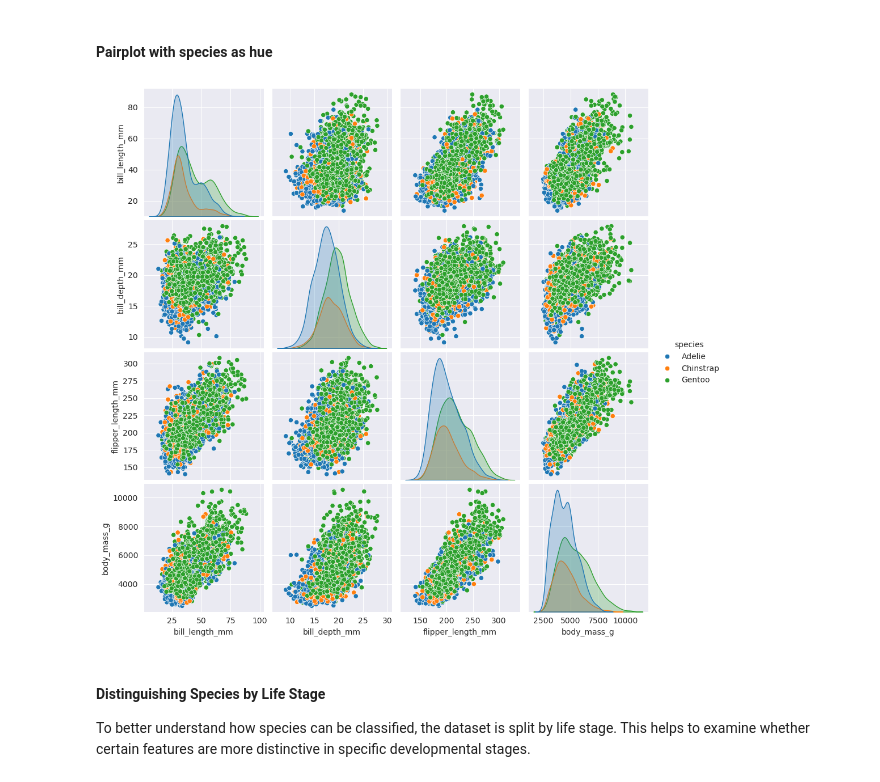
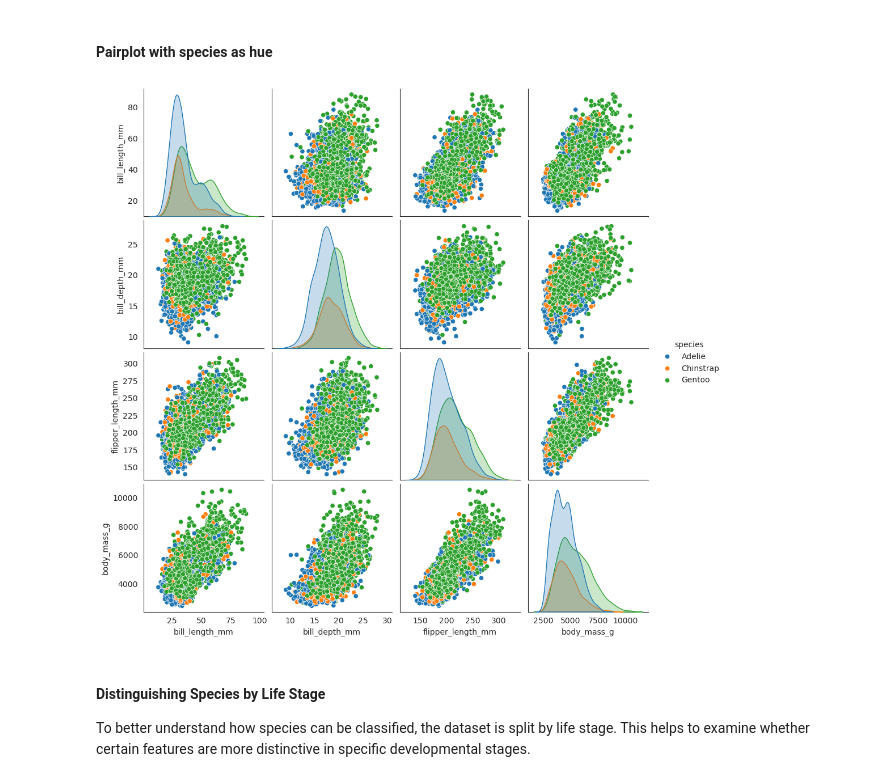
Before and after one commit to mai00fti/managing_biodata, a Jupyter notebook: lecture_06_task_01_SP.ipynb, the cells around one changed output. Cells and saved outputs as stored; diff of their text form; code cells hidden in the pictures.

```diff
--- a/lecture_06_task_01_SP.ipynb
+++ b/lecture_06_task_01_SP.ipynb
@@ -93,6 +93,7 @@ features_numeric
 for col in features_numeric:
     plt.figure(figsize=(6, 4))
     sns.boxplot(x="species", y=col, data=penguin_data)
+    sns.set_style("white")
     plt.title(f"{col.replace("_", " ").title().removesuffix(" Mm").removesuffix(" G")} by species")
     plt.tight_layout()
     plt.xlabel("")
@@ -110,6 +111,7 @@ for col in features_numeric:
     plt.figure(figsize=(6, 4))
     sns.histplot(penguin_data[col], kde=True)
     hue="species"
+    sns.set_style("white")
     plt.title(f"Distribution of {col.replace("_", " ").title().removesuffix(" Mm").removesuffix(" G")}")
     plt.xlabel(col)
     plt.ylabel("Count")
@@ -123,9 +125,10 @@ for col in features_numeric:
 #### Pairplot with species as hue
 # %%
 sns.pairplot(penguin_data[features_numeric + ["species"]], hue="species")
+sns.set_style("white")
 plt.show()
 # %% [output]
-[figure, old version]
+[figure, new version]
 # %% [markdown]
 #### Distinguishing Species by Life Stage
 
```
Also changed, not shown: parts of 3 cells of this notebook.
